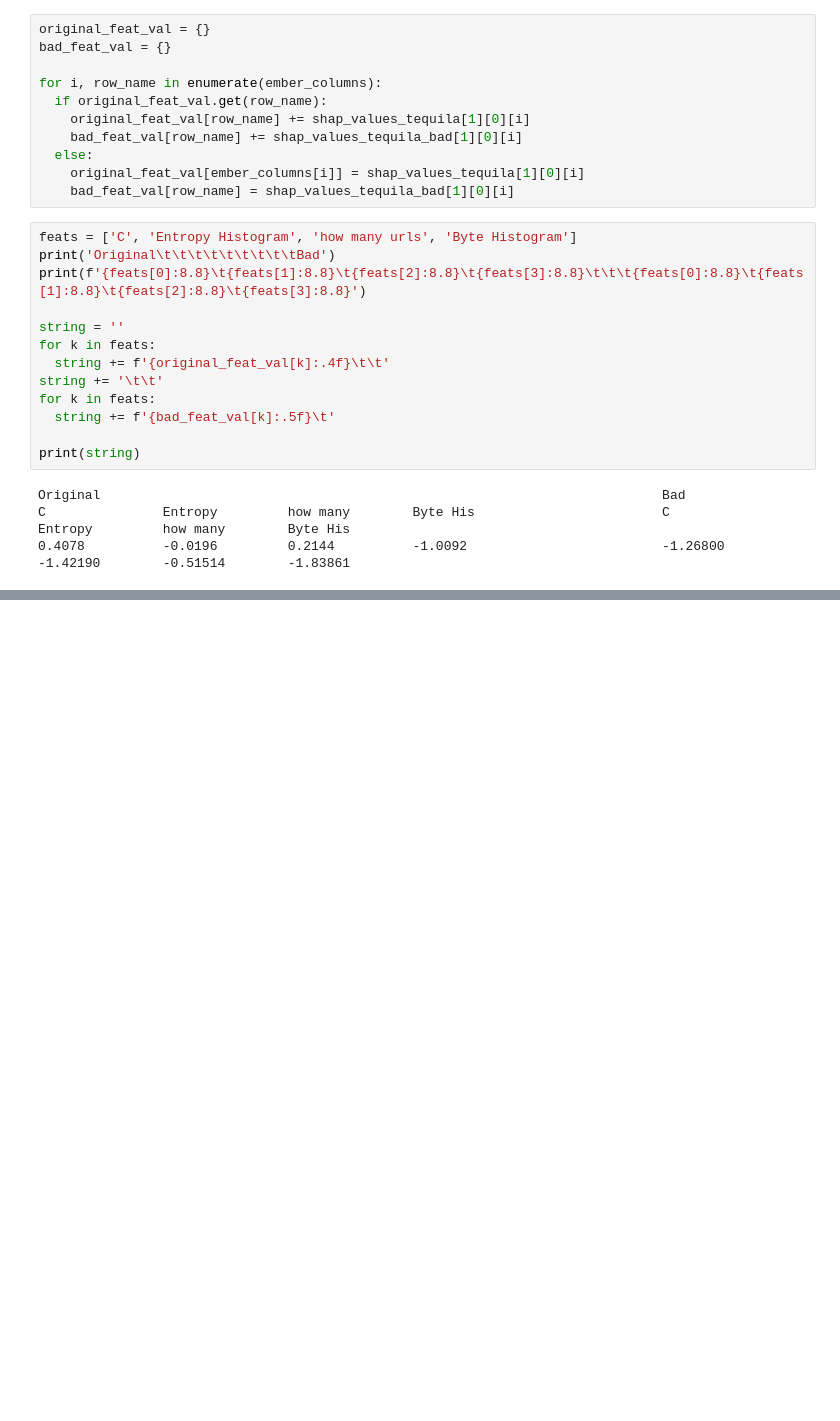
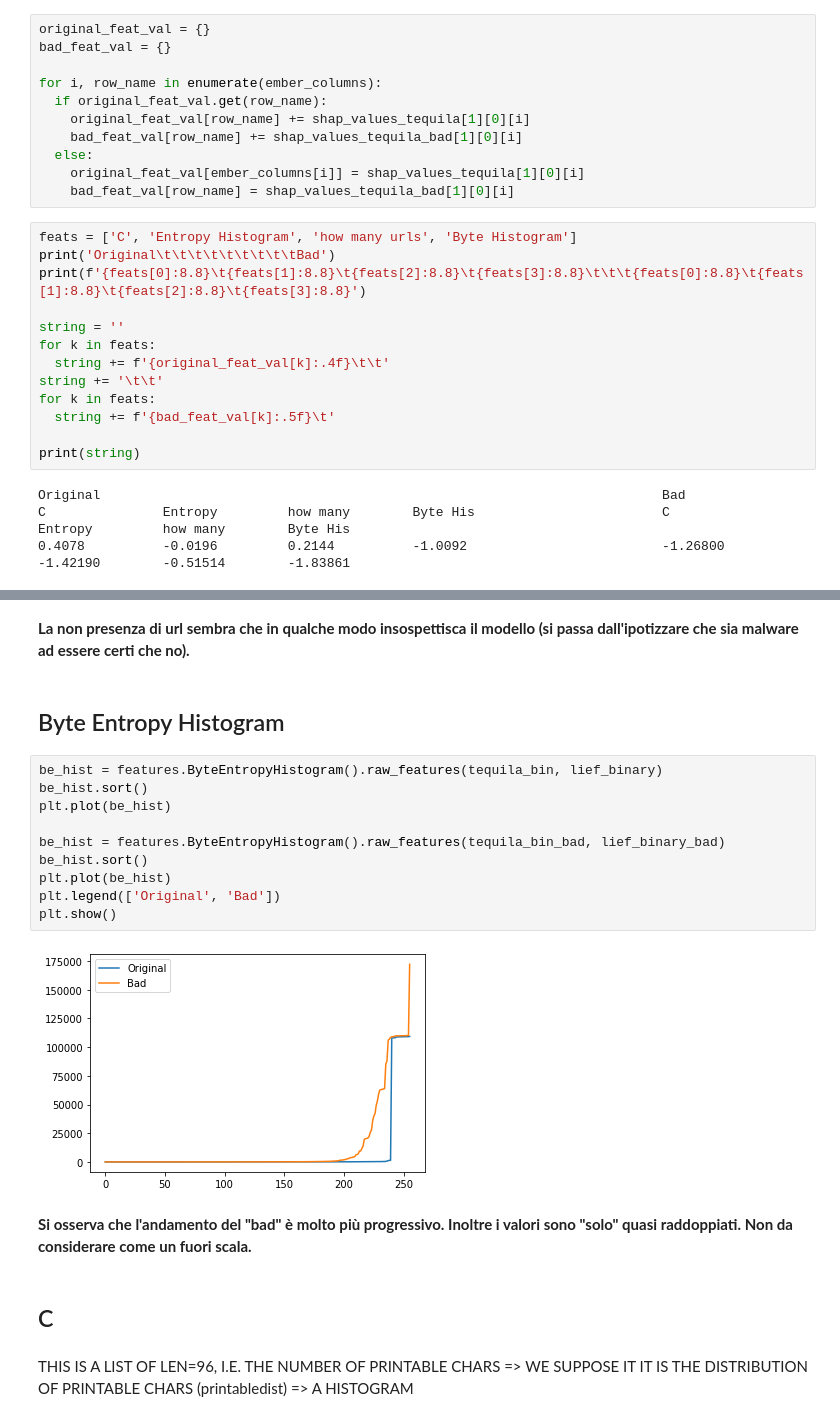
Before and after one commit to monkeyspirit/wirenet-again, a Jupyter notebook: Feature_analysis.ipynb, the cells around one changed output, grey strips where cells are left out. Cells and saved outputs as stored; diff of their text form; blank space fills up the shorter version.

```diff
--- a/Feature_analysis.ipynb
+++ b/Feature_analysis.ipynb
@@ -243,0 +306,22 @@ features.ByteHistogram.raw_features()
+# %% [markdown]
+**La non presenza di url sembra che in qualche modo insospettisca il modello (si passa dall'ipotizzare che sia malware ad essere certi che no).**
+# %% [markdown]
+## Byte Entropy Histogram
+# %%
+be_hist = features.ByteEntropyHistogram().raw_features(tequila_bin, lief_binary)
+be_hist.sort()
+plt.plot(be_hist)
+
+be_hist = features.ByteEntropyHistogram().raw_features(tequila_bin_bad, lief_binary_bad)
+be_hist.sort()
+plt.plot(be_hist)
+plt.legend(['Original', 'Bad'])
+plt.show()
+# %% [output]
+[figure, added]
+# %% [markdown]
+**Si osserva che l'andamento del "bad" è molto più progressivo. Inoltre i valori sono "solo" quasi raddoppiati. Non da considerare come un fuori scala.**
+# %% [markdown]
+## C
+# %% [markdown]
+THIS IS A LIST OF LEN=96, I.E. THE NUMBER OF PRINTABLE CHARS => WE SUPPOSE IT IT IS THE DISTRIBUTION OF PRINTABLE CHARS (printabledist) => A HISTOGRAM
```
Also changed, not shown: parts of 18 cells of this notebook, 1 other file.
